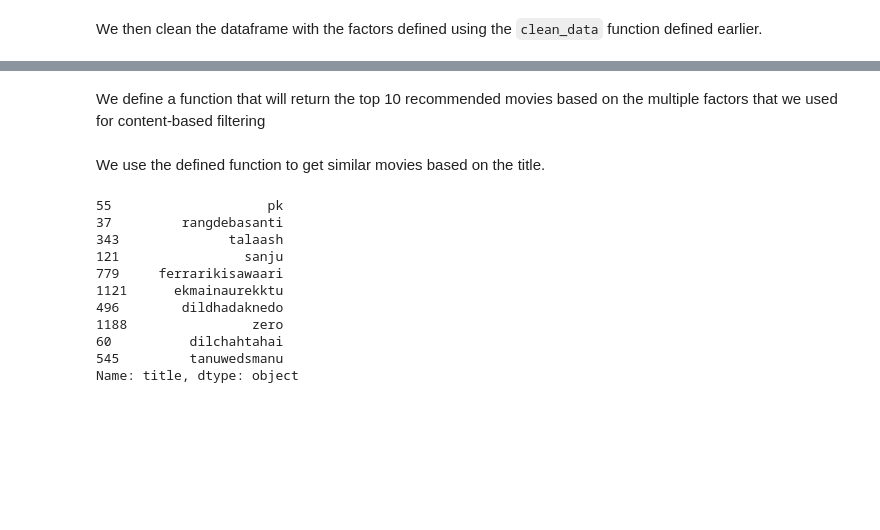
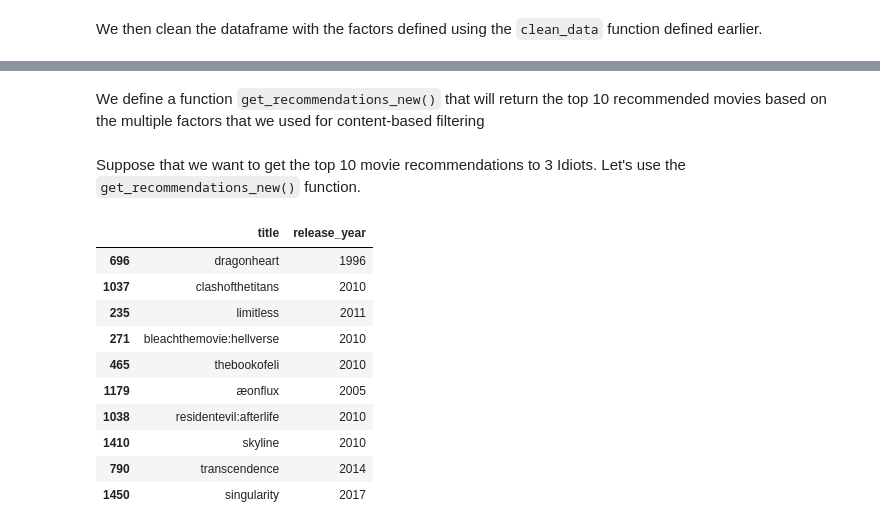
Before and after one commit to okaystephen/CSMODEL-Case-Study, a Jupyter notebook: CSMODEL MP.ipynb, the cells around one changed output, grey strips where cells are left out. Saved outputs shown, nothing was run; the diff lists cells and outputs as text; code cells hidden in the pictures; blank space fills up the shorter version.

```diff
--- a/CSMODEL MP.ipynb
+++ b/CSMODEL MP.ipynb
@@ -474,5 +545,8 @@ recom_netflix_2000 = netflix_titles_rating_2000.copy()
 We define a function that cleans the data which removes the spaces in the words.
 # %%
 def clean_data(x):
+    if isinstance(x, int):
+        return str.lower(str(x).replace(" ", ""))
+    else:
         return str.lower(x.replace(" ", ""))
 # %% [markdown]
@@ -480,5 +554,3 @@ We set up the factors to filter by the `title`, `director`, `cast`, `listed_in`,
 # %%
-features=['title','director','cast','listed_in','description']
+features=['title', 'release_year', 'director','cast','listed_in','description']
 recom_netflix_2000=recom_netflix_2000[features]
-
-recom_netflix_2000.head()
@@ -508,4 +586,4 @@ We define a function that concatenates the data into one string and separate the
 # %%
 def create_soup(x):
-    return x['title']+ ' ' + x['director'] + ' ' + x['cast'] + ' ' +x['listed_in']+' '+ x['description']
+    return x['title']+ ' ' + x['release_year'] + ' ' + x['director'] + ' ' + x['cast'] + ' ' +x['listed_in']+' '+ x['description']
 # %% [markdown]
@@ -535,13 +615,13 @@ cosine_sim2 = cosine_similarity(count_matrix, count_matrix)
 recom_netflix_2000=recom_netflix_2000.reset_index()
 indices = pd.Series(recom_netflix_2000.index, index=recom_netflix_2000['title'])
 # %% [markdown]
-We define a function that will return the top 10 recommended movies based on the multiple factors that we used for content-based filtering
+We define a function `get_recommendations_new()` that will return the top 10 recommended movies based on the multiple factors that we used for content-based filtering
 # %%
 def get_recommendations_new(title, cosine_sim=cosine_sim2):
     title=title.replace(' ','').lower()
     idx = indices[title]
 
-    # Get the pairwsie similarity scores of all movies with that movie
+    # Get the pairwise similarity scores of all movies with that movie
     sim_scores = list(enumerate(cosine_sim[idx]))
 
     # Sort the movies based on the similarity scores
@@ -554,20 +634,20 @@ def get_recommendations_new(title, cosine_sim=cosine_sim2):
     movie_indices = [i[0] for i in sim_scores]
 
     # Return the top 10 most similar movies
-    return recom_netflix_2000['title'].iloc[movie_indices]
+    return recom_netflix_2000[['title', 'release_year']].iloc[movie_indices]
-# %% [markdown]
-We use the defined function to get similar movies based on the title.
+# %% [markdown]
+Suppose that we want to get the top 10 movie recommendations to 3 Idiots. Let's use the `get_recommendations_new()` function.
 # %%
-get_recommendations_new('3 idiots', cosine_sim2)
+get_recommendations_new('inception', cosine_sim2)
 # %% [output]
-55                    pk
-37         rangdebasanti
-343              talaash
-121                sanju
-779     ferrarikisawaari
-1121      ekmainaurekktu
-496        dildhadaknedo
-1188                zero
-60          dilchahtahai
-545         tanuwedsmanu
-Name: title, dtype: object
+|  | title | release_year |
+| 696 | dragonheart | 1996 |
+| 1037 | clashofthetitans | 2010 |
+| 235 | limitless | 2011 |
+| 271 | bleachthemovie:hellverse | 2010 |
+| 465 | thebookofeli | 2010 |
+| 1179 | æonflux | 2005 |
+| 1038 | residentevil:afterlife | 2010 |
+| 1410 | skyline | 2010 |
+| 790 | transcendence | 2014 |
+| 1450 | singularity | 2017 |
```
Also changed, not shown: parts of 104 cells of this notebook.
